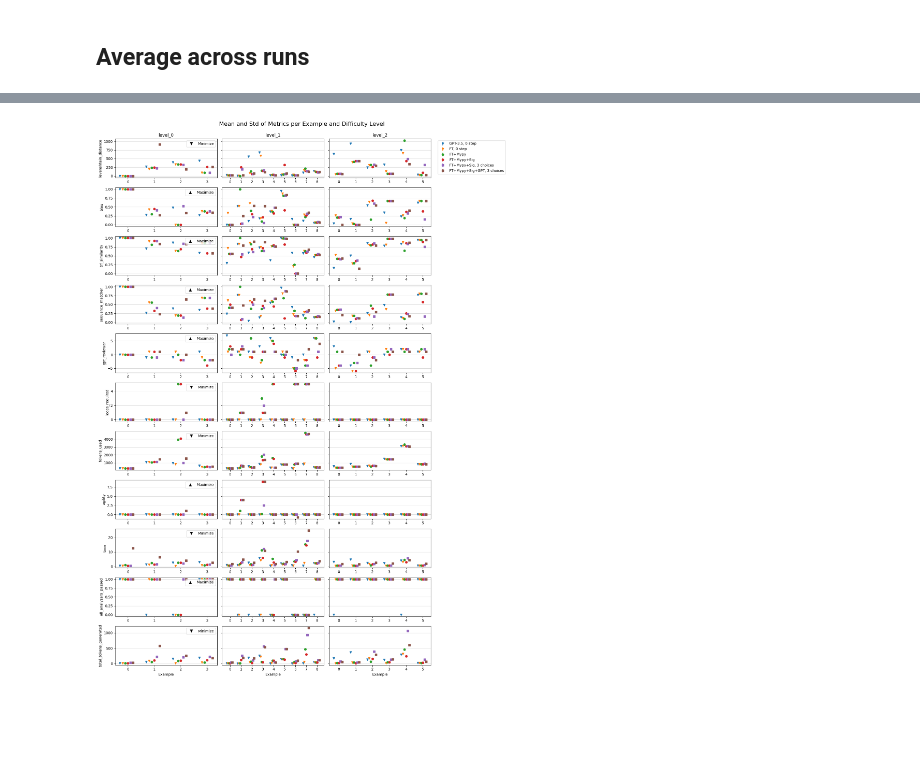
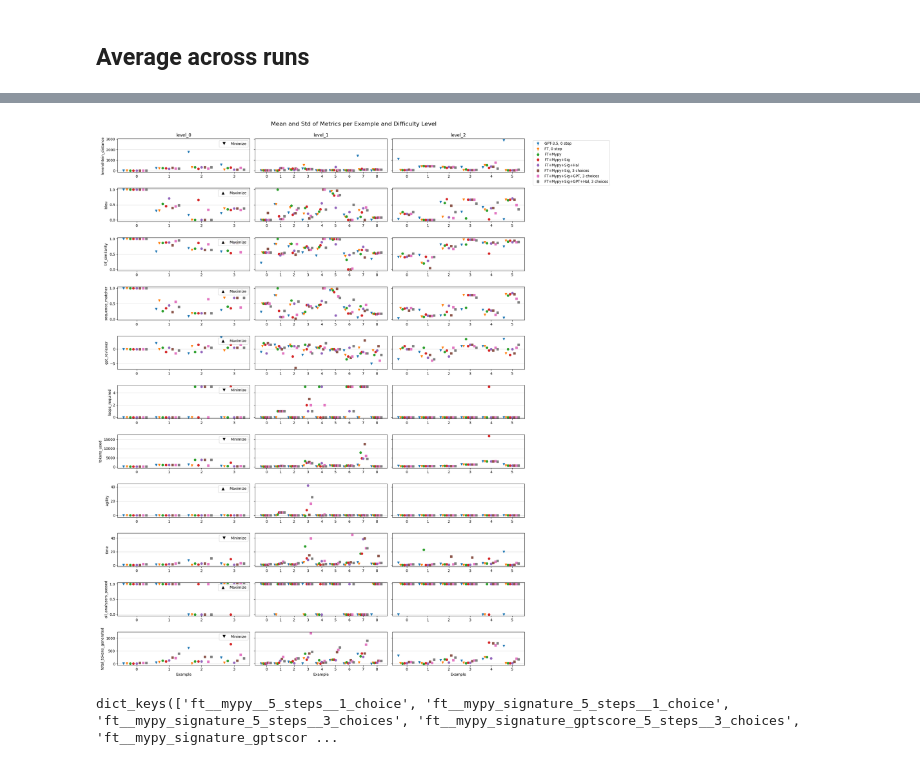
Before and after one commit to pvs-hd-tea/23ws-LLMcoder, a Jupyter notebook: experimental/evaluation.ipynb, the cells around one changed output, grey strips where cells are left out. Saved outputs shown, nothing was run; the diff lists cells and outputs as text; code cells hidden in the pictures; blank space fills up the shorter version.

Commit message:
Fix specific mypy error detection, run eval

```diff
--- a/experimental/evaluation.ipynb
+++ b/experimental/evaluation.ipynb
@@ -118,8 +116,10 @@ def sorted_config_names(level=None):
             f"ft__no_analyzers__0_step",
             f"ft__mypy__5_steps__1_choice",
             f"ft__mypy_signature_5_steps__1_choice",
+            f"ft__mypy_signature_hal_5_steps__1_choice",
             f"ft__mypy_signature_5_steps__3_choices",
             f"ft__mypy_signature_gptscore_5_steps__3_choices",
+            f"ft__mypy_signature_gptscore_hal_5_steps__3_choices"
         ]
     else:
         return [
@@ -127,8 +127,10 @@ def sorted_config_names(level=None):
             f"level_{level}__ft__no_analyzers__0_step",
             f"level_{level}__ft__mypy__5_steps__1_choice",
             f"level_{level}__ft__mypy_signature_5_steps__1_choice",
+            f"level_{level}__ft__mypy_signature_hal_5_steps__1_choice",
             f"level_{level}__ft__mypy_signature_5_steps__3_choices",
             f"level_{level}__ft__mypy_signature_gptscore_5_steps__3_choices",
+            f"level_{level}__ft__mypy_signature_gptscore_hal_5_steps__3_choices"
         ]
 
 def config_name_short(config_name):
@@ -139,8 +141,10 @@ def config_name_short(config_name):
         case 'ft__no_analyzers__0_step': return 'FT, 0 step'
         case 'ft__mypy__5_steps__1_choice': return 'FT+Mypy'
         case 'ft__mypy_signature_5_steps__1_choice': return 'FT+Mypy+Sig'
+        case 'ft__mypy_signature_hal_5_steps__1_choice': return 'FT+Mypy+Sig+Hal'
         case 'ft__mypy_signature_5_steps__3_choices': return 'FT+Mypy+Sig, 3 choices'
         case 'ft__mypy_signature_gptscore_5_steps__3_choices': return 'FT+Mypy+Sig+GPT, 3 choices'
+        case 'ft__mypy_signature_gptscore_hal_5_steps__3_choices': return 'FT+Mypy+Sig+GPT+Hal, 3 choices'
         case _: return config_name
 
 def maximize_or_minimize(metric_name):
@@ -158,7 +162,7 @@ def maximize_or_minimize(metric_name):
         "total_tokens_generated_score": -1
     }[metric_name]
 # %%
-fig, axes = plt.subplots(len(metric_names), 3, figsize=(16, len(metric_names)*2), sharey='row')
+fig, axes = plt.subplots(len(metric_names), 3, figsize=(20, len(metric_names)*2), sharey='row')
 
 for i, (metric, ax_row) in enumerate(zip(metric_names, axes)):
     for level, ax in enumerate(ax_row):
@@ -179,34 +183,34 @@ for i, (metric, ax_row) in enumerate(zip(metric_names, axes)):
             ax.errorbar(x, y, yerr=yerr, fmt=fmt, label=config_name_short(config_name))
 
             ax.set_xticks(metrics['mean'].index)
 
         if i == 0:
             ax.set_title(f'level_{level}')
         elif i == len(metric_names) - 1:
             ax.set_xlabel('Example')
 
         if level == 0:
             ax.set_ylabel('_'.join(metric.split('_')[:-1]))
 
             # Add a legend stating whether the metric is subject to minimization or maximization
             if maximize_or_minimize(metric) == 1:
                 handles = [plt.Line2D([0], [0], marker='^', color='w', label='Maximize', markerfacecolor='k', markersize=10)]
             else:
                 handles = [plt.Line2D([0], [0], marker='v', color='w', label='Minimize', markerfacecolor='k', markersize=10)]
 
             ax.legend(handles=handles, loc='upper right')
 
         ax.grid(axis='y', alpha=0.5)
 
 
 axes[0, -1].legend(bbox_to_anchor=(1.05, 1), loc='upper left')
 
 fig.tight_layout()
 
 fig.suptitle('Mean and Std of Metrics per Example and Difficulty Level', fontsize=16)
 fig.subplots_adjust(top=0.95)
 # %% [output]
-[figure, old version]
+[figure, new version]
 # %%
 # Now, compute the mean and std of the metrics across all examples
 metrics_dict = {
@@ -230,3 +234,7 @@ for k, v in metrics_dict_levels.items():
 
 for config_name, metrics_list in metrics_dict_config_list.items():
     metrics_dict_config_list[config_name] = pd.concat(metrics_list)
+# %%
+metrics_dict_config_list.keys()
+# %% [output]
+dict_keys(['ft__mypy__5_steps__1_choice', 'ft__mypy_signature_5_steps__1_choice', 'ft__mypy_signature_5_steps__3_choices', 'ft__mypy_signature_gptscore_5_steps__3_choices', 'ft__mypy_signature_gptscor ...
```
Also changed, not shown: parts of 7 cells of this notebook, 2 other files.
